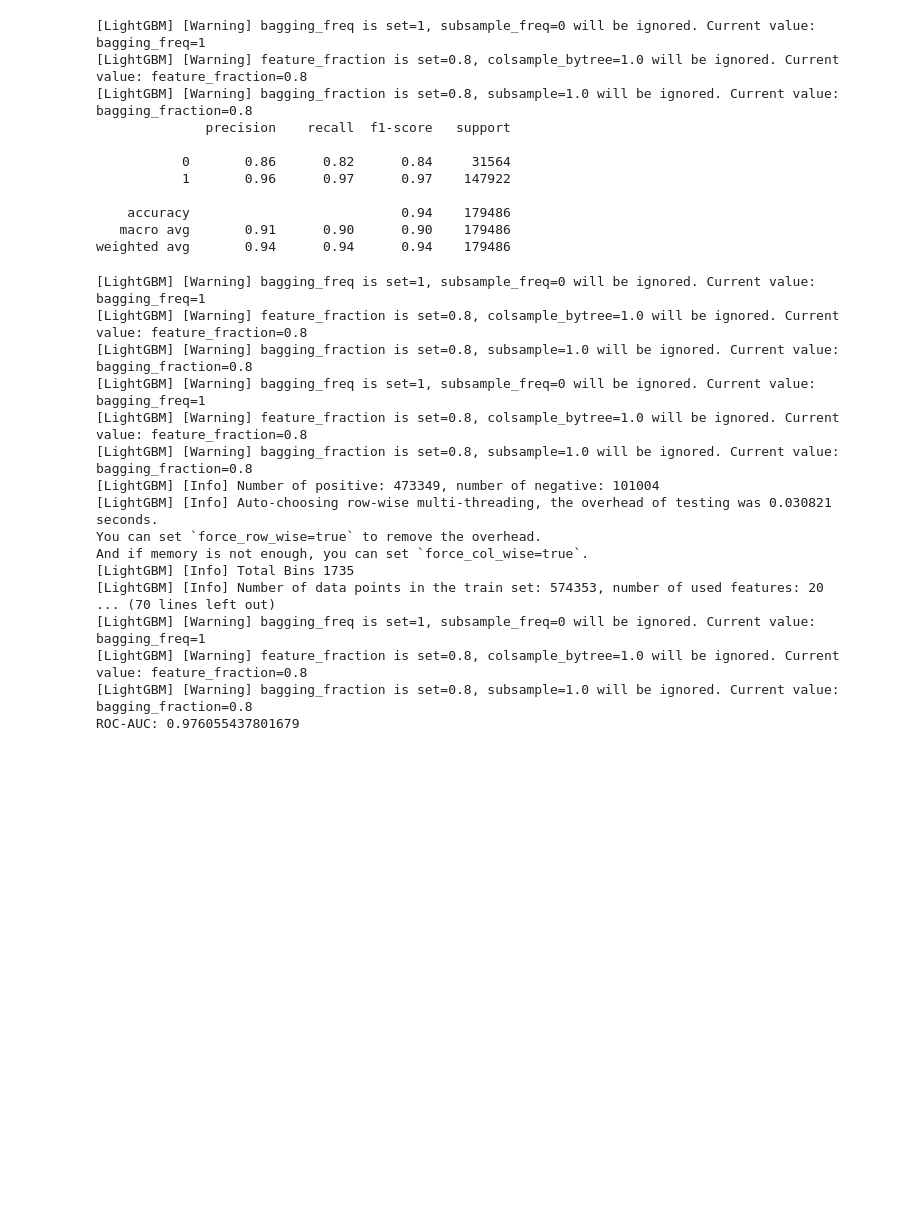
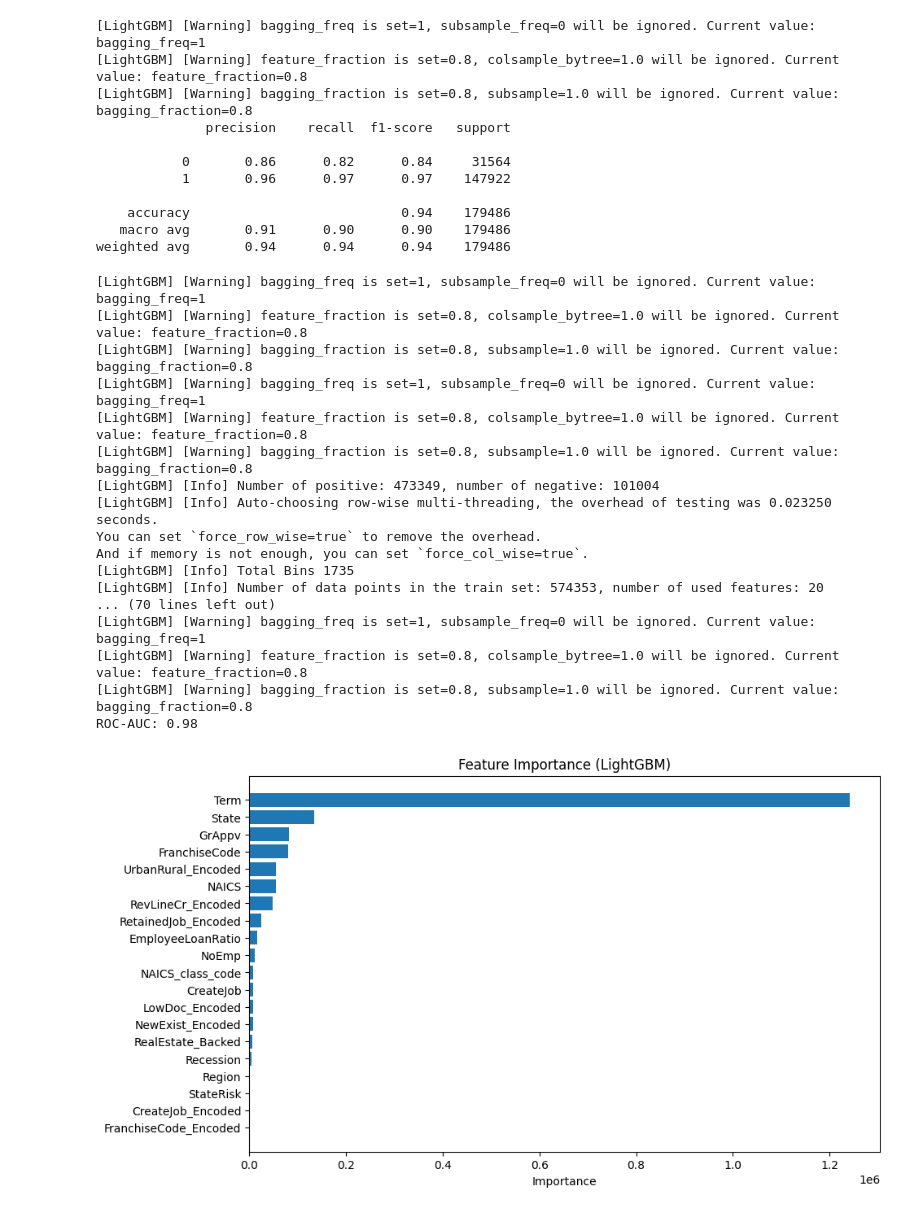
Before and after one commit to MichAdebayo/brief-loan-prediction, a Jupyter notebook: lightgbm_model.ipynb, the cells around one changed output. Cells and saved outputs as stored; diff of their text form; code cells hidden in the pictures; blank space fills up the shorter version.

```diff
--- a/lightgbm_model.ipynb
+++ b/lightgbm_model.ipynb
@@ -154,7 +135,7 @@ from sklearn.model_selection import cross_val_score
 
 # Evaluate model using cross-validation
 lgb_roc_scores = cross_val_score(lgb_model, X_train, y_train, cv=5, scoring='roc_auc')
-print(f'ROC-AUC: {lgb_roc_scores.mean()}')
+print(f'ROC-AUC: {round(lgb_roc_scores.mean(),2)}')
 # %% [output]
 [LightGBM] [Warning] bagging_freq is set=1, subsample_freq=0 will be ignored. Current value: bagging_freq=1
 [LightGBM] [Warning] feature_fraction is set=0.8, colsample_bytree=1.0 will be ignored. Current value: feature_fraction=0.8
@@ -163,7 +144,7 @@ print(f'ROC-AUC: {lgb_roc_scores.mean()}')
 [LightGBM] [Warning] feature_fraction is set=0.8, colsample_bytree=1.0 will be ignored. Current value: feature_fraction=0.8
 [LightGBM] [Warning] bagging_fraction is set=0.8, subsample=1.0 will be ignored. Current value: bagging_fraction=0.8
 [LightGBM] [Info] Number of positive: 473349, number of negative: 101004
-[LightGBM] [Info] Auto-choosing row-wise multi-threading, the overhead of testing was 0.030821 seconds.
+[LightGBM] [Info] Auto-choosing row-wise multi-threading, the overhead of testing was 0.023250 seconds.
 You can set `force_row_wise=true` to remove the overhead.
 And if memory is not enough, you can set `force_col_wise=true`.
 [LightGBM] [Info] Total Bins 1735
@@ -172,4 +153,17 @@ And if memory is not enough, you can set `force_col_wise=true`.
 [LightGBM] [Warning] bagging_freq is set=1, subsample_freq=0 will be ignored. Current value: bagging_freq=1
 [LightGBM] [Warning] feature_fraction is set=0.8, colsample_bytree=1.0 will be ignored. Current value: feature_fraction=0.8
 [LightGBM] [Warning] bagging_fraction is set=0.8, subsample=1.0 will be ignored. Current value: bagging_fraction=0.8
-ROC-AUC: 0.976055437801679
+ROC-AUC: 0.98
+# %%
+# Vizualize Feature Importance
+feature_importance = pd.DataFrame({'Feature': lgb_model.feature_name_, 'Importance': lgb_model.feature_importances_})
+feature_importance = feature_importance.sort_values(by='Importance', ascending=False)
+
+plt.figure(figsize=(10, 6))
+plt.barh(feature_importance['Feature'], feature_importance['Importance'])
+plt.xlabel('Importance')
+plt.title('Feature Importance (LightGBM)')
+plt.gca().invert_yaxis()
+plt.show()
+# %% [output]
+[figure, added]
```
Also changed, not shown: parts of 3 cells of this notebook, 31 other files.
